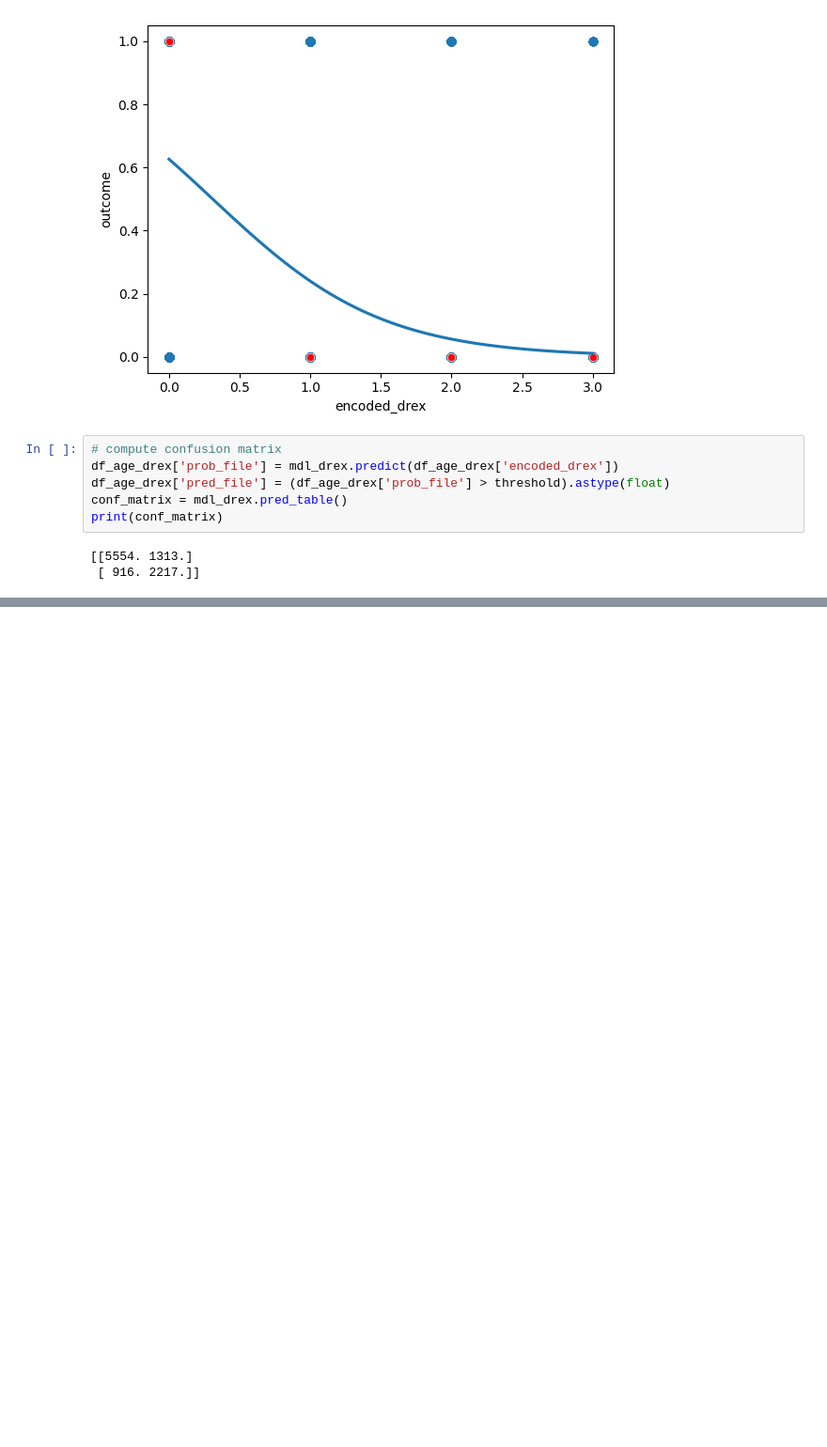
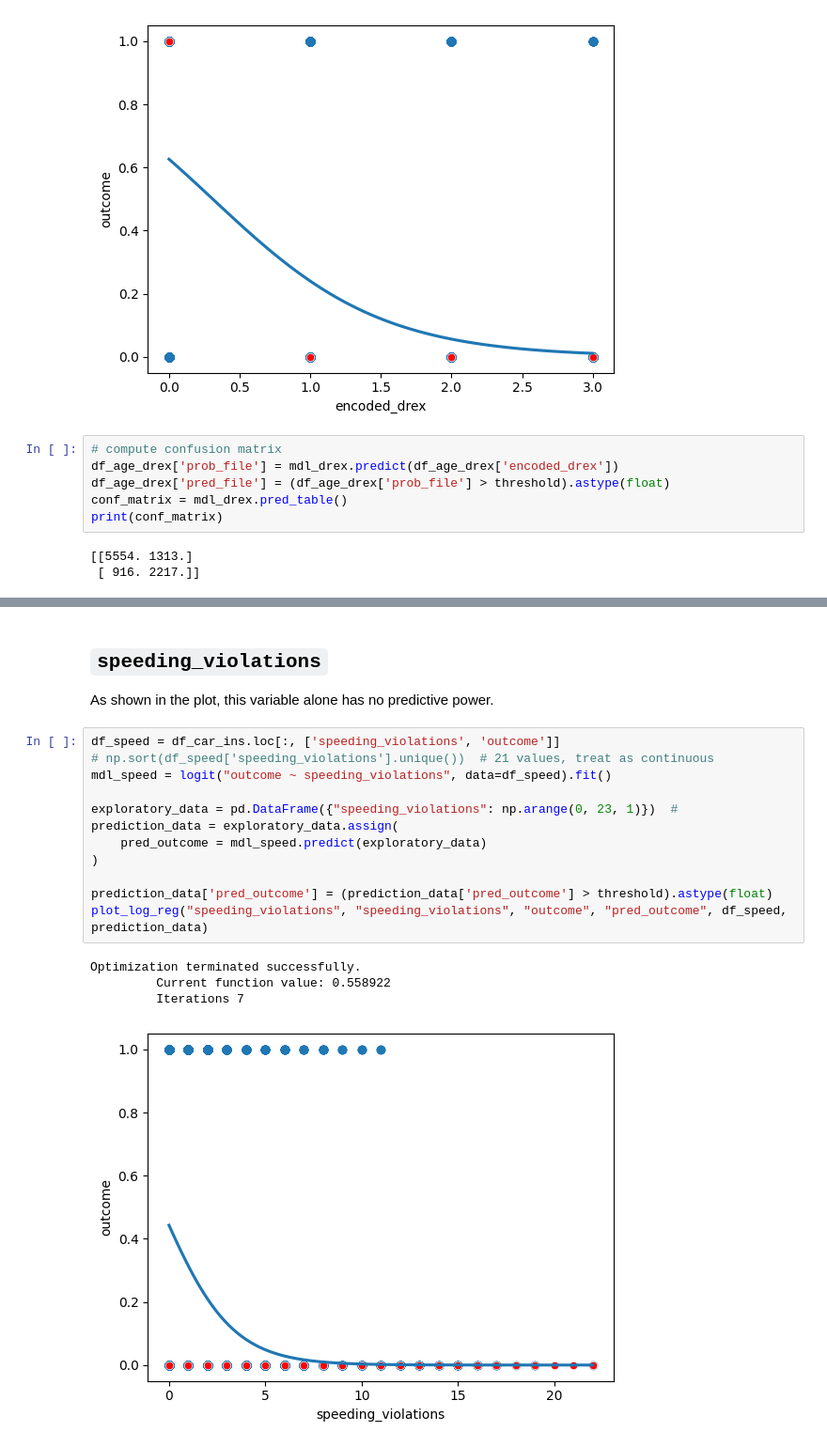
Before and after one commit to MichaelSzczepaniak/DataCamp, a Jupyter notebook: Tracks/Associate Data Scientist/27 Project 7 - Modeling Car Insurance Claim Outcomes/CarInsuranceOutcomes.ipynb, the cells around one changed output, grey strips where cells are left out. Shown: that part at 94% size. Saved outputs shown, nothing was run; the diff lists cells and outputs as text; blank space fills up the shorter version.

```diff
--- a/Tracks/Associate Data Scientist/27 Project 7 - Modeling Car Insurance Claim Outcomes/CarInsuranceOutcomes.ipynb
+++ b/Tracks/Associate Data Scientist/27 Project 7 - Modeling Car Insurance Claim Outcomes/CarInsuranceOutcomes.ipynb
@@ -353,0 +727,21 @@ Accuracy using driving experience only: 0.7771
+# %% [markdown]
+## `speeding_violations`
+
+As shown in the plot, this variable alone has no predictive power.
+# %%
+df_speed = df_car_ins.loc[:, ['speeding_violations', 'outcome']]
+# np.sort(df_speed['speeding_violations'].unique())  # 21 values, treat as continuous
+mdl_speed = logit("outcome ~ speeding_violations", data=df_speed).fit()
+
+exploratory_data = pd.DataFrame({"speeding_violations": np.arange(0, 23, 1)})  #
+prediction_data = exploratory_data.assign(
+    pred_outcome = mdl_speed.predict(exploratory_data)
+)
+
+prediction_data['pred_outcome'] = (prediction_data['pred_outcome'] > threshold).astype(float)
+plot_log_reg("speeding_violations", "speeding_violations", "outcome", "pred_outcome", df_speed, prediction_data)
+# %% [output]
+Optimization terminated successfully.
+         Current function value: 0.558922
+         Iterations 7
+[figure, added]
```
Also changed, not shown: parts of 49 cells of this notebook.
